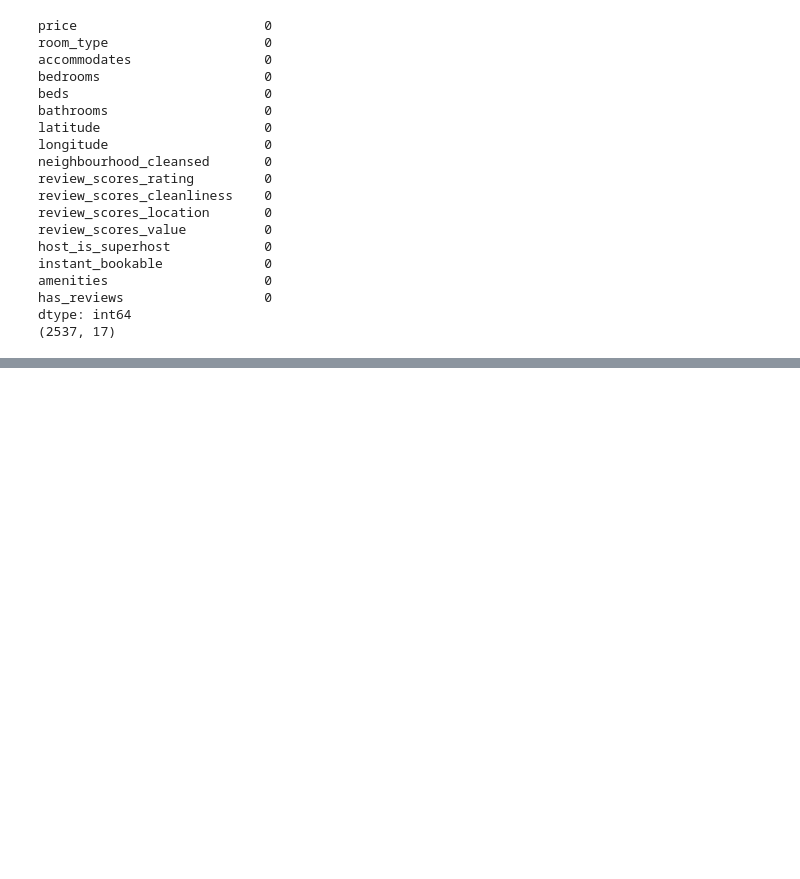
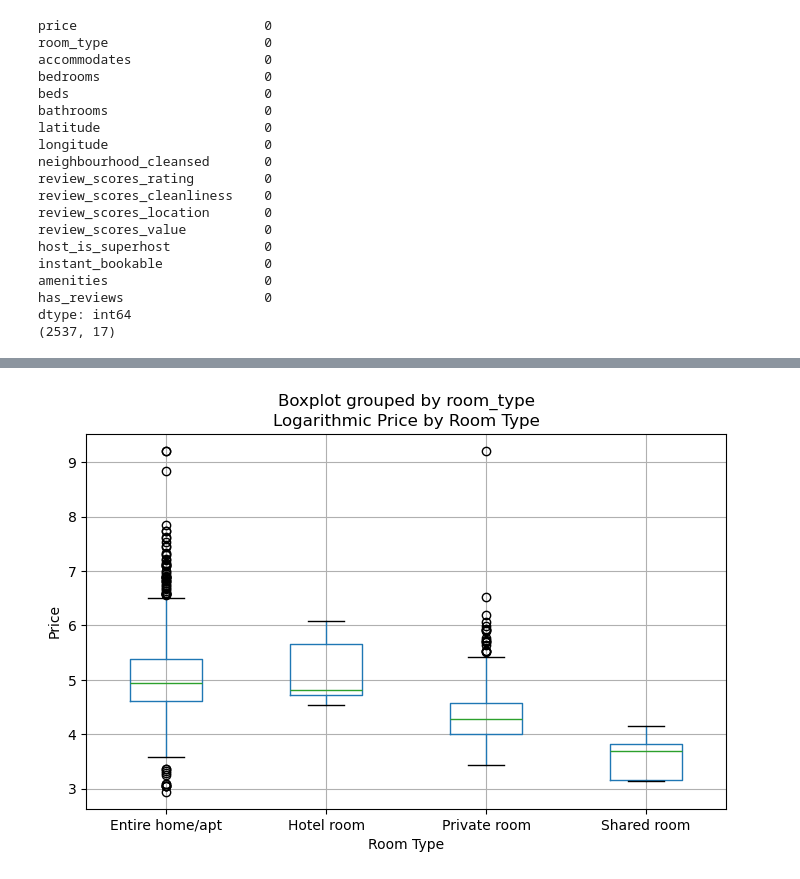
Before and after one commit to nicholaslevine/asheville-tourism, a Jupyter notebook: notebooks/analytics.ipynb, the cells around one changed output, grey strips where cells are left out. Cells and saved outputs as stored; diff of their text form; code cells hidden in the pictures; blank space fills up the shorter version.

```diff
--- a/notebooks/analytics.ipynb
+++ b/notebooks/analytics.ipynb
@@ -147,0 +229,9 @@ df["amenities_count"] = df["amenities"].apply(lambda x: len(str(x).split(",")))
+# %%
+#used log price to avoid extreme outliers
+df.boxplot(column="log_price", by="room_type", figsize=(8,5))
+plt.title("Logarithmic Price by Room Type")
+plt.xlabel("Room Type")
+plt.ylabel("Price")
+plt.show()
+# %% [output]
+[figure, added]
```
Also changed, not shown: parts of 14 cells of this notebook.
